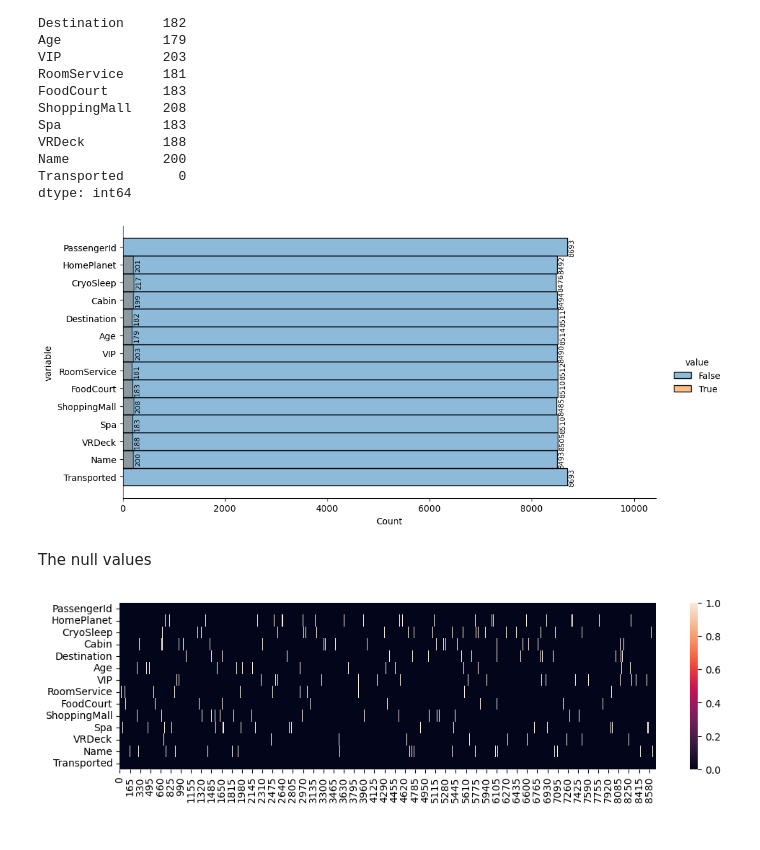
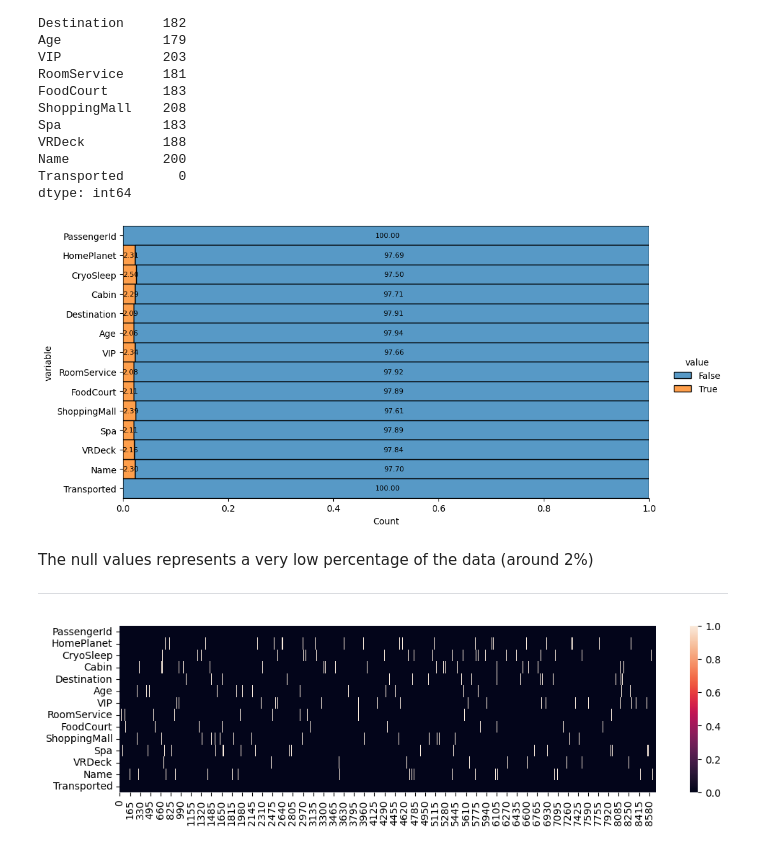
Before and after one commit to Alejolamilla/Spaceship-Titanic, a Jupyter notebook: spaceship_titanic.ipynb, the cells around one changed output. Saved outputs shown, nothing was run; the diff lists cells and outputs as text; code cells hidden in the pictures.

```diff
--- a/spaceship_titanic.ipynb
+++ b/spaceship_titanic.ipynb
@@ -63,29 +63,31 @@ dtype: int64
 # %%
 # seeing the null values proportion
 fg = df.isnull().melt().pipe(
     lambda df: (
         sns.displot(
             data=df,
             y="variable",
             hue="value",
             aspect=2,
+            multiple = "fill"
         )
     )
 )
 
 for ax in fg.axes.ravel():
     # add annotations
     for c in ax.containers:
         # custom label calculates value and adds an empty string so 0 value bars don't have a number
-        labels = [f'{w:.0f}' if (w := v.get_width()) > 0 else '' for v in c]
-        ax.bar_label(c, labels=labels, label_type='edge', fontsize=8, rotation=90, padding=2)
+        labels = [f'{w:.2f}' if (w := (v.get_width())*100) > 0 else '' for v in c]
+        ax.bar_label(c, labels=labels, label_type='center', fontsize=8, rotation=0, padding=2)
     ax.margins(x=0.2)
 
 plt.show()
 # %% [output]
-[figure, old version]
+[figure, new version]
-# %% [markdown]
-The  null values
+# %% [markdown]
+The  null values represents a very low percentage of the data (around 2%)
+_____________________
 # %%
 # See the null values on the whole dataset
 plt.figure(figsize=(12, 3))
```
Also changed, not shown: parts of 4 cells of this notebook.
